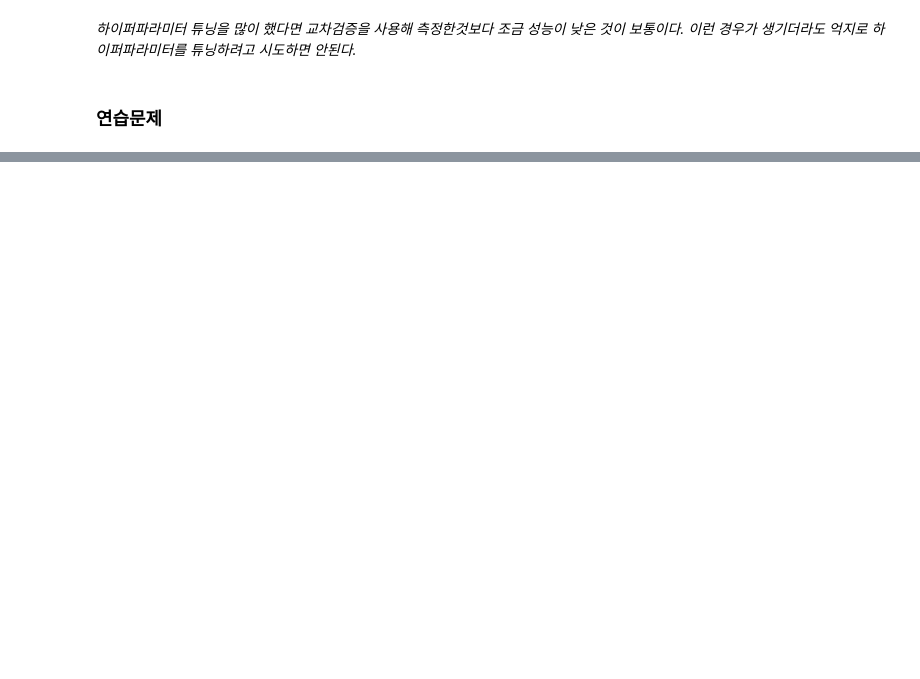
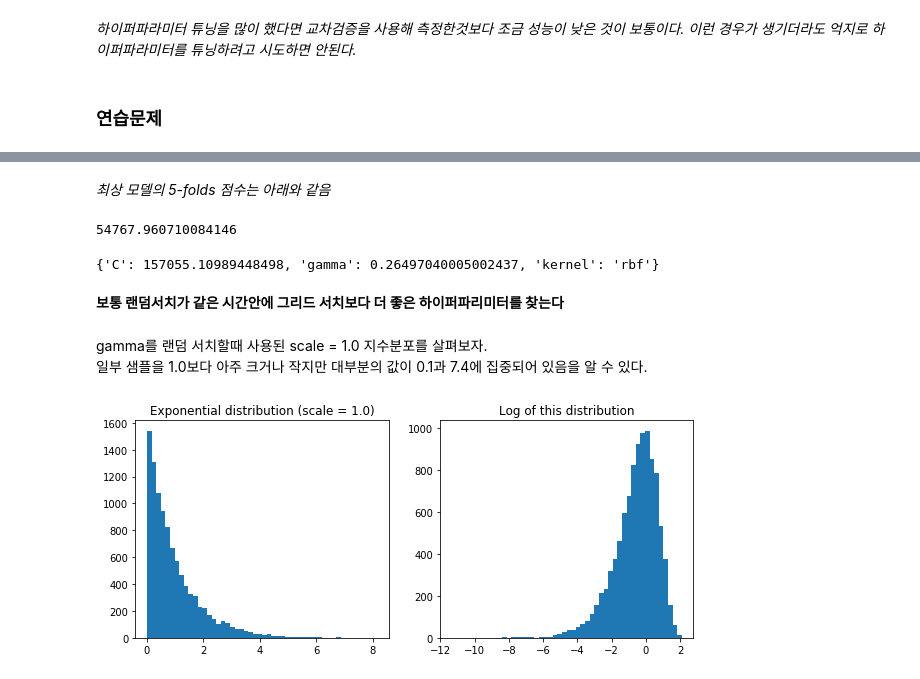
Before and after one commit to Jeong-jaehoon/Road-to-master, a Jupyter notebook: Hands on Machine Learning/Chapter2.머신러닝 프로젝트 처음부터 끝까지.ipynb, the cells around one changed output, grey strips where cells are left out. Drawn from its saved outputs; the diff is of its cells as text; code cells hidden in the pictures; blank space fills up the shorter version.

```diff
--- a/Hands on Machine Learning/Chapter2.머신러닝 프로젝트 처음부터 끝까지.ipynb
+++ b/Hands on Machine Learning/Chapter2.머신러닝 프로젝트 처음부터 끝까지.ipynb
@@ -842,0 +986,31 @@ Test rmse : 49686.9
+# %% [markdown]
+*최상 모델의 5-folds 점수는 아래와 같음*
+# %%
+negative_mse = rnd_search.best_score_
+rmse = np.sqrt(-negative_mse)
+rmse
+# %% [output]
+54767.960710084146
+# %%
+rnd_search.best_params_
+#랜덤서치 상 최고의 파라미터
+# %% [output]
+{'C': 157055.10989448498, 'gamma': 0.26497040005002437, 'kernel': 'rbf'}
+# %% [markdown]
+**보통 랜덤서치가 같은 시간안에 그리드 서치보다 더 좋은 하이퍼파리미터를 찾는다**
+# %% [markdown]
+gamma를 랜덤 서치할때 사용된 scale = 1.0 지수분포를 살펴보자.
+일부 샘플을 1.0보다 아주 크거나 작지만 대부분의 값이 0.1과 7.4에 집중되어 있음을 알 수 있다.
+# %%
+expon_distrib = expon(scale = 1.) ##exponential 함수 정의
+samples = expon_distrib.rvs(10000, random_state=42) #샘플 10000개 생성
+plt.figure(figsize=(10,4)) #figure size 정의
+plt.subplot(121)
+plt.title("Exponential distribution (scale = 1.0)")
+plt.hist(samples, bins=50)
+plt.subplot(122)
+plt.title("Log of this distribution")
+plt.hist(np.log(samples), bins=50)
+plt.show()
+# %% [output]
+[figure, added]
```
Also changed, not shown: parts of 50 cells of this notebook.
